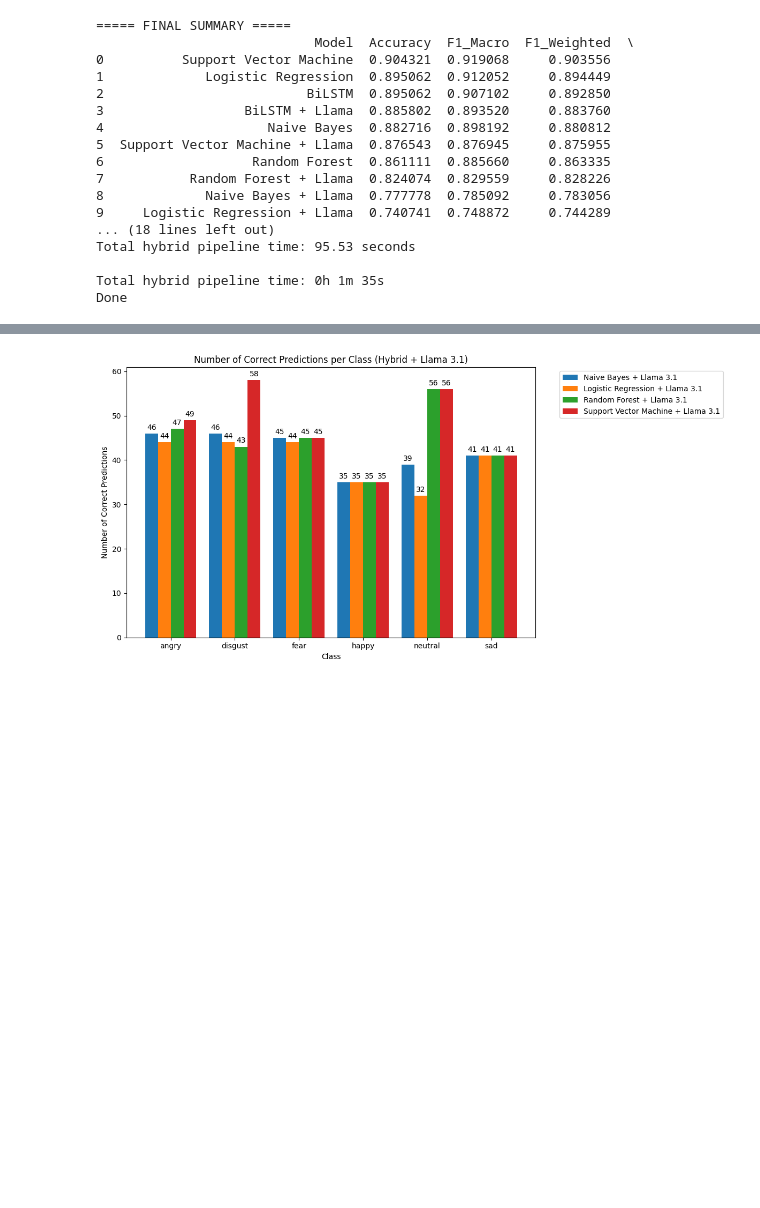
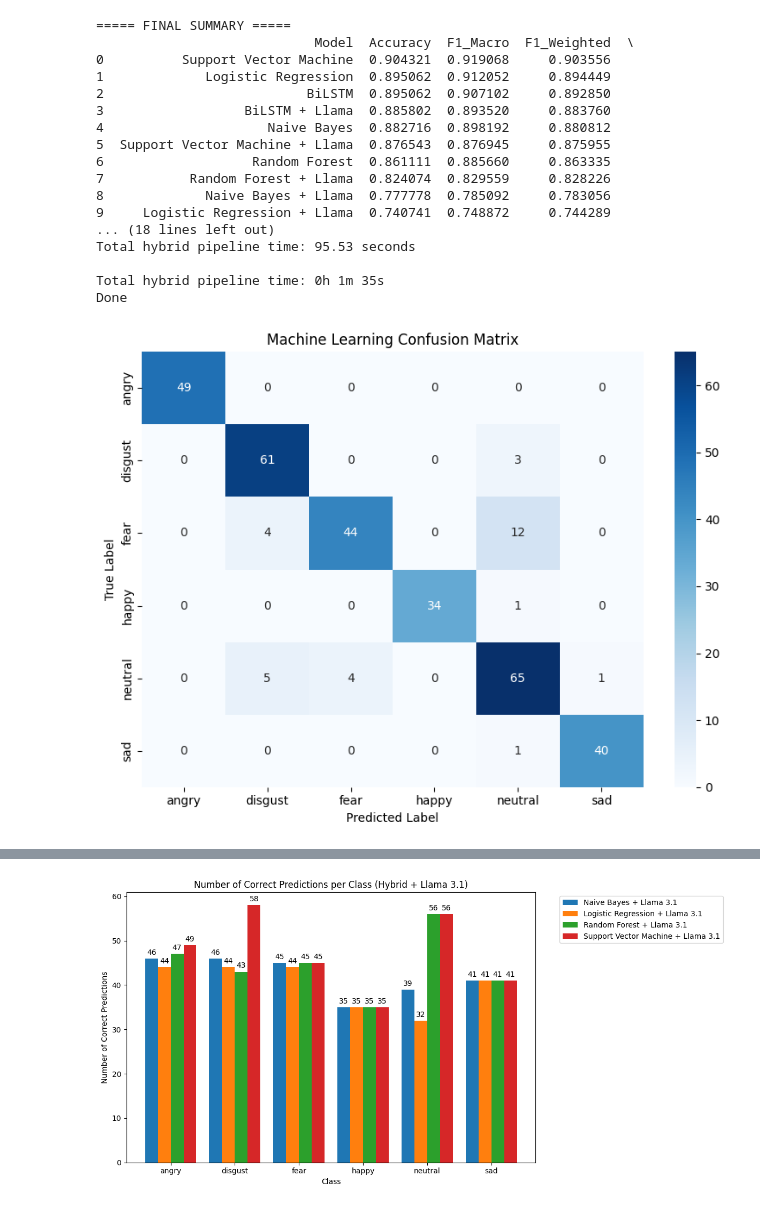
Before and after one commit to Grace6687003/Senior_Project_Text_Mining, a Jupyter notebook: notebooks3/04_hybrid_llama.ipynb, the cells around one changed output, grey strips where cells are left out. Cells and saved outputs as stored; diff of their text form; code cells hidden in the pictures; blank space fills up the shorter version.

```diff
--- a/notebooks3/04_hybrid_llama.ipynb
+++ b/notebooks3/04_hybrid_llama.ipynb
@@ -552,10 +553,12 @@ def plot_confusion_bar_chart(y_true, y_pred, labels, title="Bar Chart from Confu
     # plt.tight_layout()
     # plt.show()
 # %%
-# plot_confusion_matrix(
-#     y_true,
-#     preds,
-#     labels,
-#     title=f"Baseline Confusion Matrix"
-# )
+plot_confusion_matrix(
+    y_true,
+    preds,
+    labels,
+    title=f"Machine Learning Confusion Matrix"
+)
+# %% [output]
+[figure, added]
 # %%
```
Also changed, not shown: parts of 8 cells of this notebook, 2 other files.
